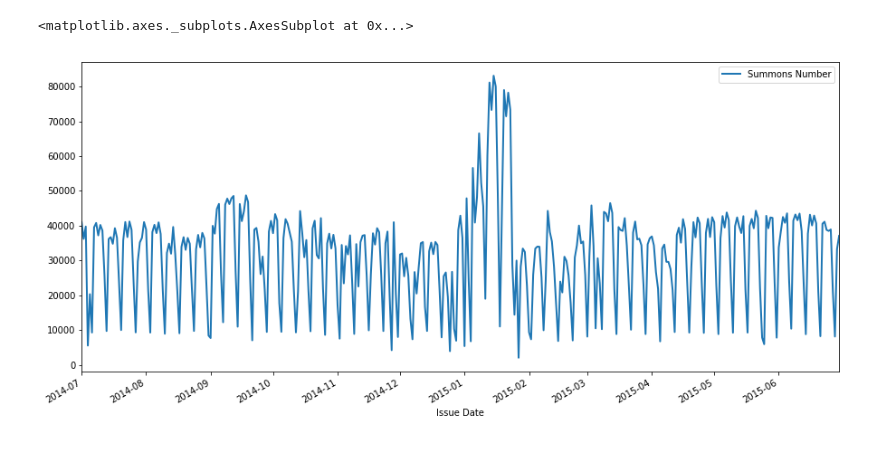
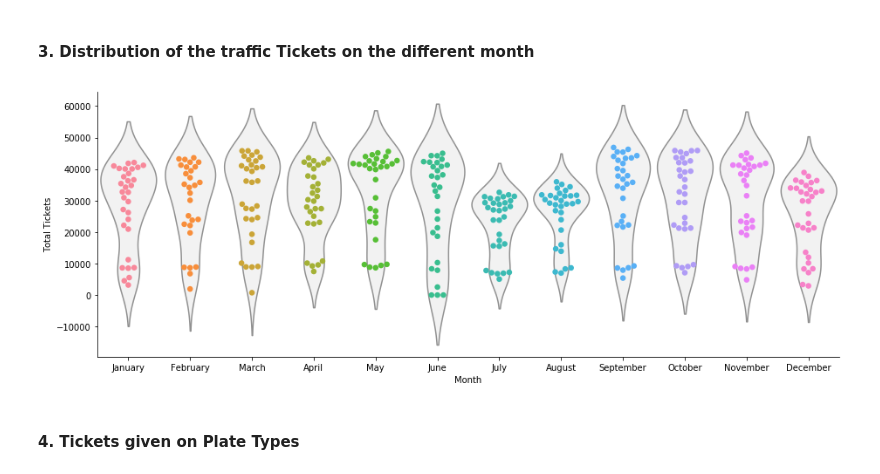
Before and after one commit to siuyik11/NYC_parking_ticket_analysis, a Jupyter notebook: NYC_parking_ticket_analysis.ipynb, the cells around one changed output. Saved outputs shown, nothing was run; the diff lists cells and outputs as text; code cells hidden in the pictures.

```diff
--- a/NYC_parking_ticket_analysis.ipynb
+++ b/NYC_parking_ticket_analysis.ipynb
@@ -52,0 +61,6 @@ IssueDate_SNum_1415 = IssueDate_SNum_1415.groupby('Issue Date', as_index = False
+# %%
+Date_Total["Day of week"] = Date_Total.index.day_name()
+
+#violin plot for the number of tickets gave out on each weekday
+fig2 = sns.catplot(x = "Day of week", y = "Total Tickets", data = Date_Total, kind = "violin", height = 5, width = 0.9, aspect = 13/5, order = ["Saturday", "Sunday", "Monday", "Tuesday", "Wednesday", "Thursday", "Friday"], scale = "count", inner = None, color = "0.95")
+fig2 = sns.swarmplot(x = "Day of week", y = "Total Tickets", data = Date_Total, order = ["Saturday", "Sunday", "Monday", "Tuesday", "Wednesday", "Thursday", "Friday"], size = 6.5)
@@ -52,0 +69,12 @@ IssueDate_SNum_1415 = IssueDate_SNum_1415.groupby('Issue Date', as_index = False
+# %% [markdown]
+#### 3. Distribution of the traffic Tickets on the different month
+# %%
+Date_Total["Month"] = Date_Total.index.month_name()
+
+#violin plot for the number of tickets gave out on each weekday
+fig3 = sns.catplot(x = "Month", y = "Total Tickets", data = Date_Total, kind = "violin", height = 5, width = 0.9, aspect = 13/5, order = ["January", "February", "March", "April", "May", "June", "July","August","September","October","November","December"], scale = "count", inner = None, color = "0.95")
+fig3 = sns.swarmplot(x = "Month", y = "Total Tickets", data = Date_Total, order = ["January", "February", "March", "April", "May", "June", "July","August","September","October","November","December"], size = 6.5)
+# %% [output]
+[figure, added]
+# %% [markdown]
+#### 4. Tickets given on Plate Types
@@ -59,5 +88,0 @@ IssueDate_SNum_1415 = IssueDate_SNum_1415.loc['2014-07-01':'2015-07-01']
-# %%
-IssueDate_SNum_1415.plot(figsize = [15,7], linewidth=2)
-# %% [output]
-<matplotlib.axes._subplots.AxesSubplot at 0x...>
-[figure, removed]
```
Also changed, not shown: parts of 25 cells of this notebook.
